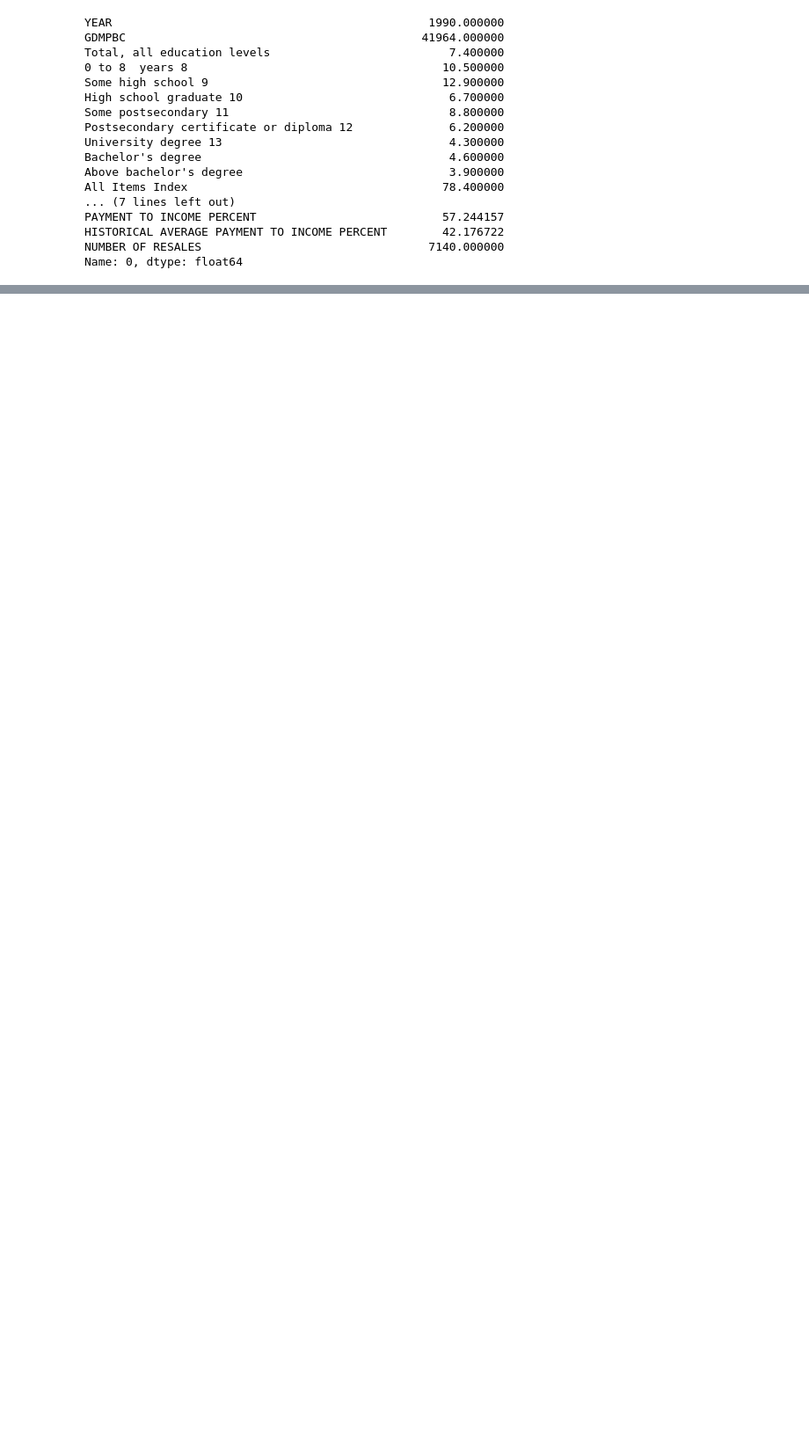
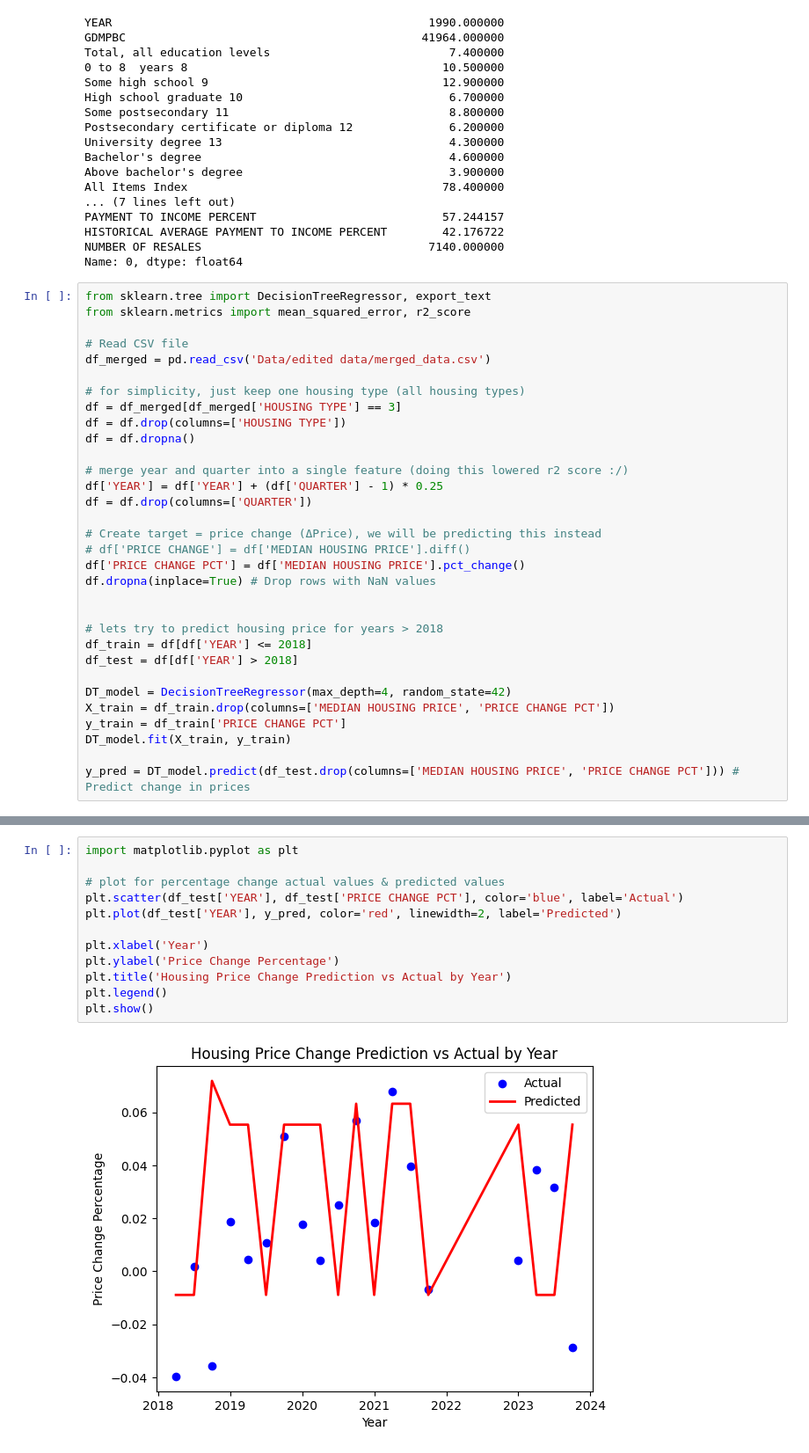
Before and after one commit to NgZiXin/CMPT310, a Jupyter notebook: proj.ipynb, the cells around one changed output, grey strips where cells are left out. Shown at 88% size. Drawn from its saved outputs; the diff is of its cells as text; blank space fills up the shorter version.

Commit message:
Decision Tree Regressor

```diff
--- a/proj.ipynb
+++ b/proj.ipynb
@@ -126,3 +126,35 @@ PAYMENT TO INCOME PERCENT                           57.244157
 HISTORICAL AVERAGE PAYMENT TO INCOME PERCENT        42.176722
 NUMBER OF RESALES                                 7140.000000
 Name: 0, dtype: float64
+# %%
+from sklearn.tree import DecisionTreeRegressor, export_text
+from sklearn.metrics import mean_squared_error, r2_score
+
+# Read CSV file
+df_merged = pd.read_csv('Data/edited data/merged_data.csv')
+
+# for simplicity, just keep one housing type (all housing types)
+df = df_merged[df_merged['HOUSING TYPE'] == 3]
+df = df.drop(columns=['HOUSING TYPE'])
+df = df.dropna()
+
+# merge year and quarter into a single feature (doing this lowered r2 score :/)
+df['YEAR'] = df['YEAR'] + (df['QUARTER'] - 1) * 0.25
+df = df.drop(columns=['QUARTER'])
+
+# Create target = price change (ΔPrice), we will be predicting this instead
+# df['PRICE CHANGE'] = df['MEDIAN HOUSING PRICE'].diff()
+df['PRICE CHANGE PCT'] = df['MEDIAN HOUSING PRICE'].pct_change()
+df.dropna(inplace=True) # Drop rows with NaN values
+
+
+# lets try to predict housing price for years > 2018
+df_train = df[df['YEAR'] <= 2018]
+df_test = df[df['YEAR'] > 2018]
+
+DT_model = DecisionTreeRegressor(max_depth=4, random_state=42)
+X_train = df_train.drop(columns=['MEDIAN HOUSING PRICE', 'PRICE CHANGE PCT'])
+y_train = df_train['PRICE CHANGE PCT']
+DT_model.fit(X_train, y_train)
+
+y_pred = DT_model.predict(df_test.drop(columns=['MEDIAN HOUSING PRICE', 'PRICE CHANGE PCT'])) # Predict change in prices
@@ -128,0 +170,14 @@ Name: 0, dtype: float64
+# %%
+import matplotlib.pyplot as plt
+
+# plot for percentage change actual values & predicted values
+plt.scatter(df_test['YEAR'], df_test['PRICE CHANGE PCT'], color='blue', label='Actual')
+plt.plot(df_test['YEAR'], y_pred, color='red', linewidth=2, label='Predicted')
+
+plt.xlabel('Year')
+plt.ylabel('Price Change Percentage')
+plt.title('Housing Price Change Prediction vs Actual by Year')
+plt.legend()
+plt.show()
+# %% [output]
+[figure, added]
```
Also changed, not shown: parts of 4 cells of this notebook, 1 other file.
